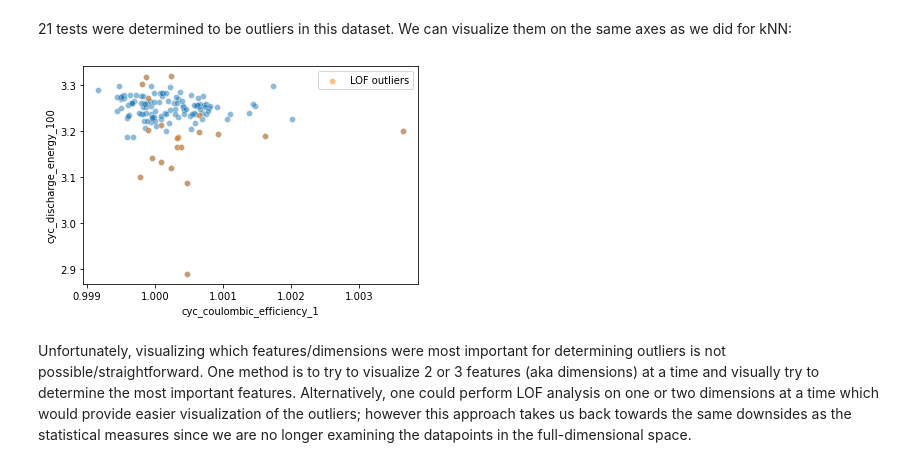
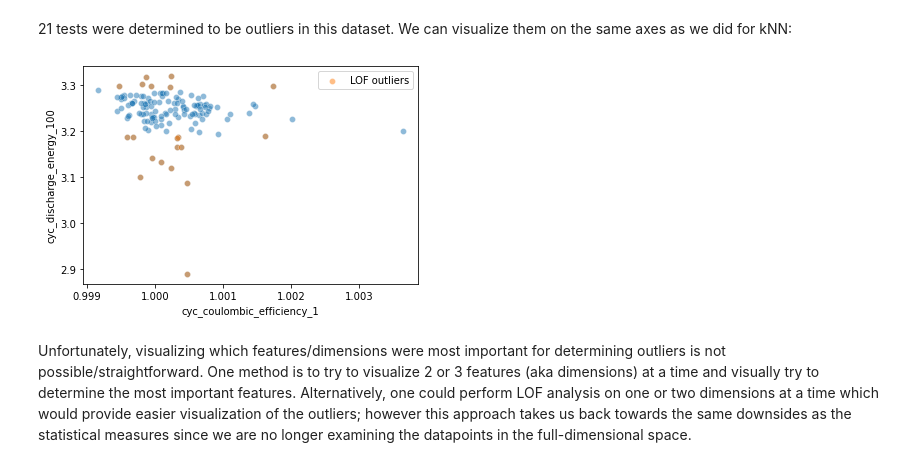
Before and after one commit to Voltaiq/vce_Anomaly-Detection-Tutorial_53f7a033, a Jupyter notebook: Anomaly_Detection_Tutorial.ipynb, the cells around one changed output. Cells and saved outputs as stored; diff of their text form; code cells hidden in the pictures.

```diff
--- a/Anomaly_Detection_Tutorial.ipynb
+++ b/Anomaly_Detection_Tutorial.ipynb
@@ -405,7 +418,7 @@ from sklearn.neighbors import NearestNeighbors
 knn = NearestNeighbors(n_neighbors = 10)
 
 # fit model
-knn.fit(features_df)
+knn.fit(input_df)
 # %% [output]
 NearestNeighbors(n_neighbors=10)
 # %%
@@ -451,7 +462,7 @@ from pyod.models.knn import KNN as py_KNN
 # %%
 set_contamination = 0.05 #make an assumption on the fraction of outliers
 pyod_knn = py_KNN(contamination = set_contamination)
-pyod_knn.fit(features_df)
+pyod_knn.fit(input_df)
 # %% [output]
 KNN(algorithm='auto', contamination=0.05, leaf_size=30, method='largest',
   metric='minkowski', metric_params=None, n_jobs=1, n_neighbors=5, p=2,
@@ -491,11 +501,11 @@ The example below uses the LOF implementation from sklearn; [pyOD](https://pyod.
 from sklearn.neighbors import LocalOutlierFactor
 # %%
 lof = LocalOutlierFactor()
-lof_predict = lof.fit_predict(features_df)
+lof_predict = lof.fit_predict(input_df)
 lof_scores = lof.negative_outlier_factor_
 # %% [markdown]
 Let's take a look at the list of tests that were determined to be outliers. Outliers have a prediction output of -1, while inliers are set to 1
 # %%
-lof_outliers = features_df[lof_predict == -1]
+lof_outliers = input_df[lof_predict == -1]
 lof_outliers
 # %% [output]
@@ -520,10 +529,10 @@ lof_outliers
 # %% [markdown]
 21 tests were determined to be outliers in this dataset. We can visualize them on the same axes as we did for kNN:
 # %%
-sns.scatterplot(x = features_df.cyc_coulombic_efficiency_1, y = features_df.cyc_discharge_energy_100, alpha=0.5)
+sns.scatterplot(x = input_df.cyc_coulombic_efficiency_1, y = input_df.cyc_discharge_energy_100, alpha=0.5)
 _=sns.scatterplot(x = lof_outliers.cyc_coulombic_efficiency_1, y = lof_outliers.cyc_discharge_energy_100, alpha=0.5,label="LOF outliers")
 # %% [output]
-[figure, old version]
+[figure, new version]
 # %% [markdown]
 Unfortunately, visualizing which features/dimensions were most important for determining outliers is not possible/straightforward. One method is to try to visualize 2 or 3 features (aka dimensions) at a time and visually try to determine the most important features. Alternatively, one could perform LOF analysis on one or two dimensions at a time which would provide easier visualization of the outliers; however this approach takes us back towards the same downsides as the statistical measures since we are no longer examining the datapoints in the full-dimensional space.
 # %% [markdown]
```
Also changed, not shown: parts of 30 cells of this notebook.
